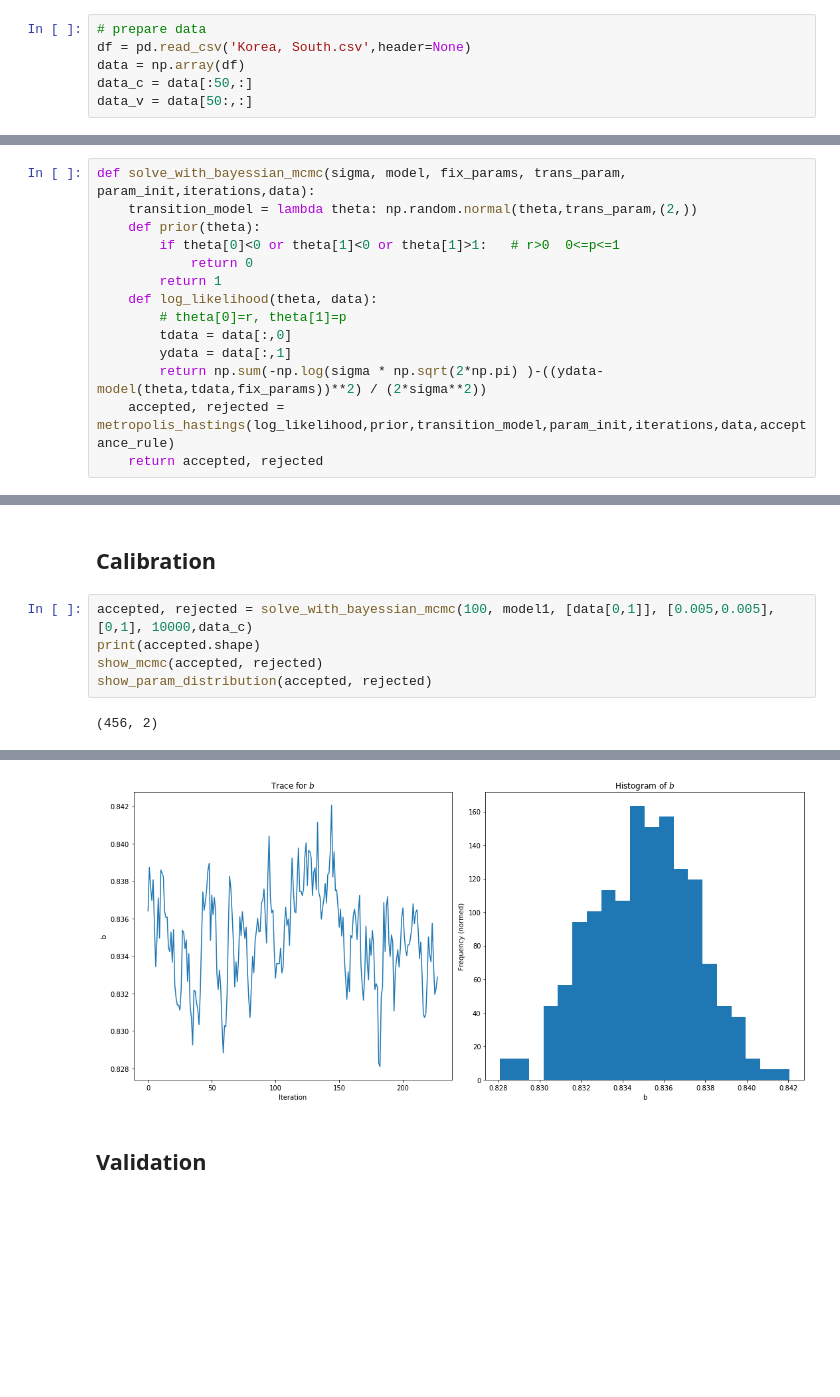
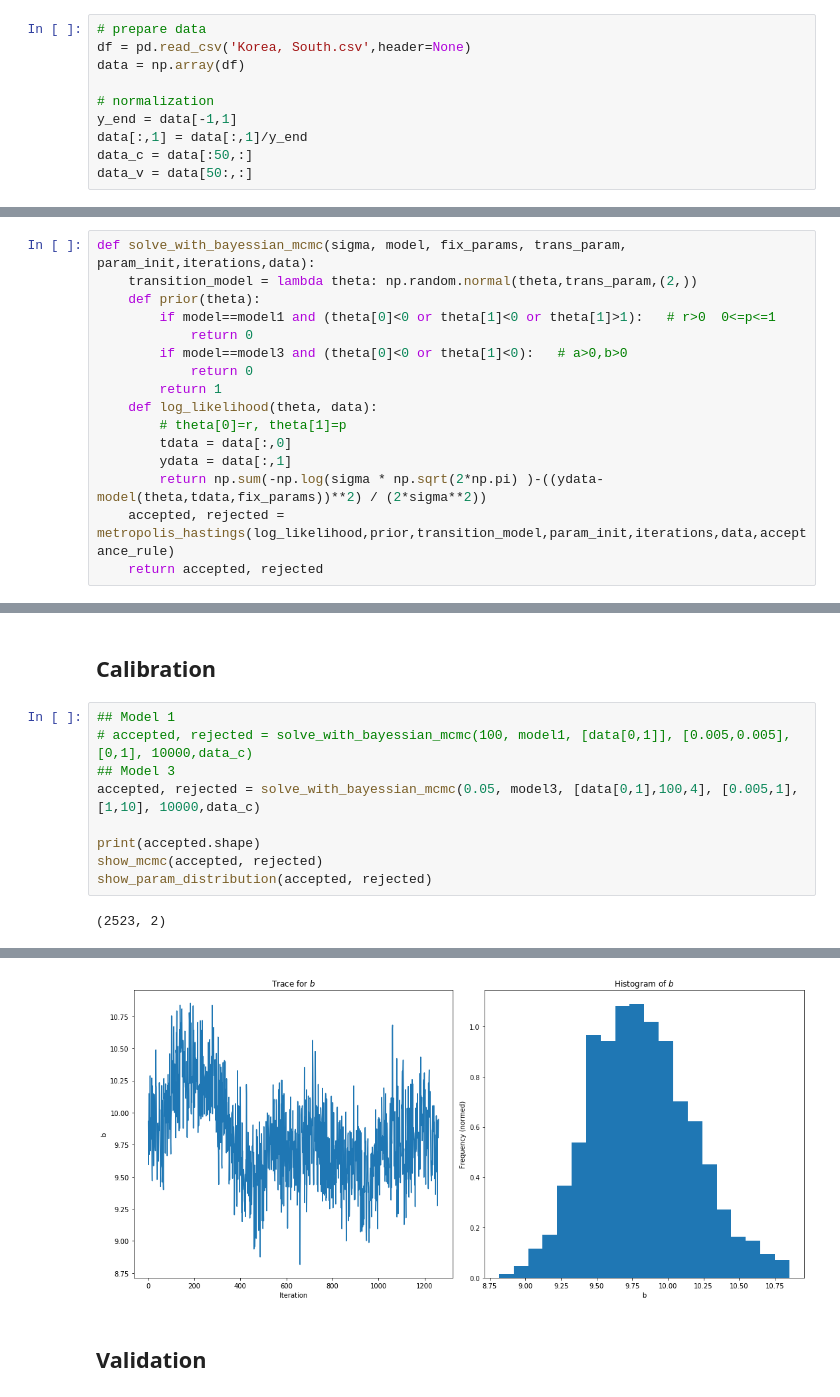
Before and after one commit to prashjha/StudyCovid19, a Jupyter notebook: process/bayesian/Assignment on Bayesian Inversion.ipynb, the cells around one changed output, grey strips where cells are left out. Saved outputs shown, nothing was run; the diff lists cells and outputs as text; blank space fills up the shorter version.

```diff
--- a/process/bayesian/Assignment on Bayesian Inversion.ipynb
+++ b/process/bayesian/Assignment on Bayesian Inversion.ipynb
@@ -61,6 +61,10 @@ from models import model1, model2, model3
 # prepare data
 df = pd.read_csv('Korea, South.csv',header=None)
 data = np.array(df)
+
+# normalization
+y_end = data[-1,1]
+data[:,1] = data[:,1]/y_end
 data_c = data[:50,:]
 data_v = data[50:,:]
 # %%
@@ -103,7 +107,9 @@ def metropolis_hastings(log_likelihood,prior, transition_model, param_init,itera
 def solve_with_bayessian_mcmc(sigma, model, fix_params, trans_param, param_init,iterations,data):
     transition_model = lambda theta: np.random.normal(theta,trans_param,(2,))
     def prior(theta):
-        if theta[0]<0 or theta[1]<0 or theta[1]>1:   # r>0  0<=p<=1
+        if model==model1 and (theta[0]<0 or theta[1]<0 or theta[1]>1):   # r>0  0<=p<=1
+            return 0
+        if model==model3 and (theta[0]<0 or theta[1]<0):   # a>0,b>0
             return 0
         return 1
     def log_likelihood(theta, data):
@@ -186,9 +192,13 @@ def show_param_distribution(accepted, rejected):
 # %% [markdown]
 ## Calibration
 # %%
-accepted, rejected = solve_with_bayessian_mcmc(100, model1, [data[0,1]], [0.005,0.005], [0,1], 10000,data_c)
+## Model 1
+# accepted, rejected = solve_with_bayessian_mcmc(100, model1, [data[0,1]], [0.005,0.005], [0,1], 10000,data_c)
+## Model 3
+accepted, rejected = solve_with_bayessian_mcmc(0.05, model3, [data[0,1],100,4], [0.005,1], [1,10], 10000,data_c)
+
 print(accepted.shape)
 show_mcmc(accepted, rejected)
 show_param_distribution(accepted, rejected)
 # %% [output]
-(456, 2)
+(2523, 2)
@@ -197,4 +207,4 @@ show_param_distribution(accepted, rejected)
-[figure, old version]
+[figure, new version]
 # %% [markdown]
 ## Validation
 # %%
```
Also changed, not shown: parts of 4 cells of this notebook.
